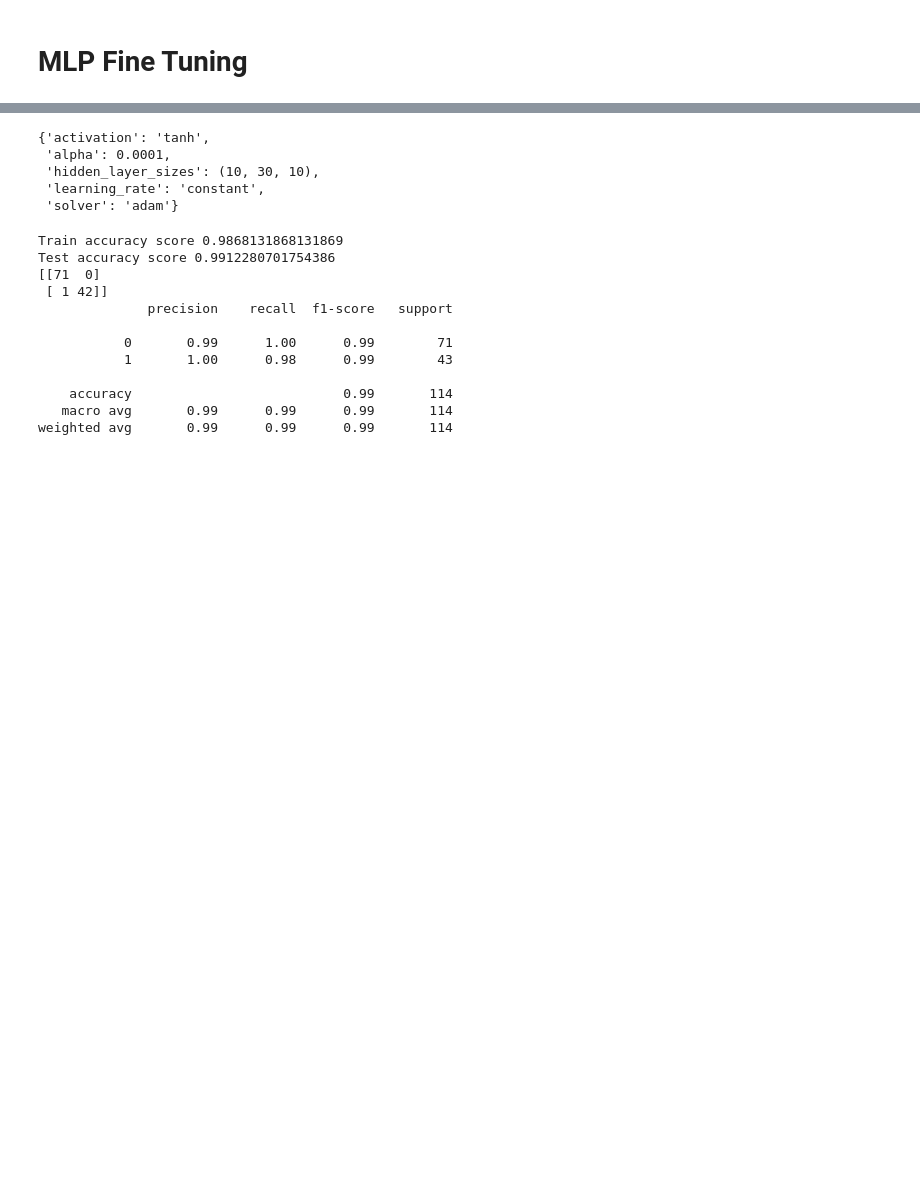
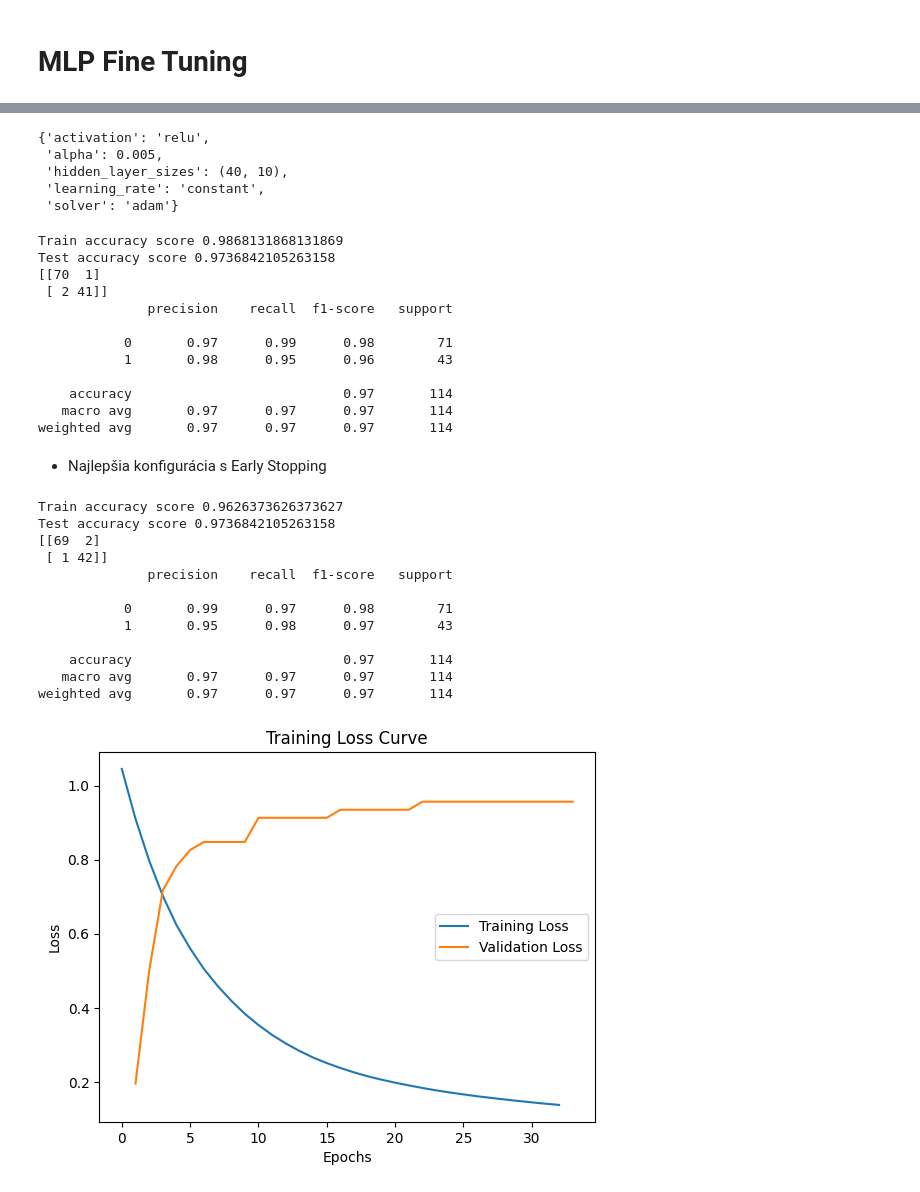
Before and after one commit to MariaSzighardtova/archive, a Jupyter notebook: breast_cancer_wisconsin1.ipynb, the cells around one changed output, grey strips where cells are left out. Cells and saved outputs as stored; diff of their text form; code cells hidden in the pictures; blank space fills up the shorter version.

```diff
--- a/breast_cancer_wisconsin1.ipynb
+++ b/breast_cancer_wisconsin1.ipynb
@@ -436,7 +465,7 @@ weighted avg       0.96      0.96      0.96       114
 # %%
 from sklearn.model_selection import GridSearchCV
 # %%
-parameters = {'n_estimators': [10, 30, 50, 75, 100], 'learning_rate': [0.5, 0.8, 0.9, 1, 1.1, 1.2, 1.5, 3], 'algorithm': ['SAMME', 'SAMME.R']}
+parameters = {'n_estimators': [10, 30, 50, 75, 100, 200], 'learning_rate': [0.5, 0.8, 0.9, 1, 1.1, 1.2, 1.5, 3], 'algorithm': ['SAMME', 'SAMME.R']}
 # %%
 ada_ft = AdaBoostClassifier(random_state=42)
 # %%
@@ -477,12 +512,11 @@ weighted avg       0.97      0.96      0.96       114
 # %%
 mlp_gs = MLPClassifier(max_iter=100)
 parameters = {
-    'hidden_layer_sizes': [(10,30,10),(20,)],
-    'activation': ['tanh', 'relu'],
+    'hidden_layer_sizes': [(10,30,10),(20,),(30,10), (40,10), (40,20,10)],
+    'activation': ['tanh', 'relu', 'sigmoid'],
     'solver': ['sgd', 'adam'],
-    'alpha': [0.0001, 0.05],
-    'learning_rate': ['constant','adaptive'],
-}
+    'alpha': [0.0001, 0.001, 0.005, 0.05],
+    'learning_rate': ['constant']}
 # %%
 gs_mlp = GridSearchCV(mlp_gs, parameters, n_jobs=-1, cv=5)
 gs_mlp.fit(X_train, y_train)
@@ -496,9 +548,9 @@ GridSearchCV(cv=5, estimator=MLPClassifier(max_iter=100), n_jobs=-1,
 # %%
 gs_mlp.best_params_
 # %% [output]
-{'activation': 'tanh',
- 'alpha': 0.0001,
- 'hidden_layer_sizes': (10, 30, 10),
+{'activation': 'relu',
+ 'alpha': 0.005,
+ 'hidden_layer_sizes': (40, 10),
  'learning_rate': 'constant',
  'solver': 'adam'}
 # %%
@@ -510,14 +562,51 @@ print(confusion_matrix(y_test, y_pred))
 print(classification_report(y_test, y_pred))
 # %% [output]
 Train accuracy score 0.9868131868131869
-Test accuracy score 0.9912280701754386
-[[71  0]
- [ 1 42]]
+Test accuracy score 0.9736842105263158
+[[70  1]
+ [ 2 41]]
               precision    recall  f1-score   support
 
-           0       0.99      1.00      0.99        71
-           1       1.00      0.98      0.99        43
+           0       0.97      0.99      0.98        71
+           1       0.98      0.95      0.96        43
 
-    accuracy                           0.99       114
-   macro avg       0.99      0.99      0.99       114
-weighted avg       0.99      0.99      0.99       114
+    accuracy                           0.97       114
+   macro avg       0.97      0.97      0.97       114
+weighted avg       0.97      0.97      0.97       114
+# %% [markdown]
+- Najlepšia konfigurácia s Early Stopping
+# %%
+mlp_best = MLPClassifier(random_state=42, max_iter=500, activation= 'tanh', alpha= 0.005, hidden_layer_sizes= (40, 10), learning_rate= 'constant', solver= 'adam', early_stopping=True)
+mlp_best.fit(X_train, y_train)
+
+print("Train accuracy score", accuracy_score(y_train, mlp_best.predict(X_train)))
+mlp_best_acc = accuracy_score(y_test, mlp_best.predict(X_test))
+print("Test accuracy score",mlp_best_acc)
+y_pred = mlp_best.predict(X_test)
+print(confusion_matrix(y_test, y_pred))
+print(classification_report(y_test, y_pred))
+
+
+
+
+plt.plot(mlp_best.loss_curve_)
+plt.plot(range(1, len(mlp_best.validation_scores_) + 1), mlp_best.validation_scores_)
+plt.title('Training Loss Curve')
+plt.xlabel('Epochs')
+plt.ylabel('Loss')
+plt.legend(['Training Loss', 'Validation Loss'])
+plt.show()
+# %% [output]
+Train accuracy score 0.9626373626373627
+Test accuracy score 0.9736842105263158
+[[69  2]
+ [ 1 42]]
+              precision    recall  f1-score   support
+
+           0       0.99      0.97      0.98        71
+           1       0.95      0.98      0.97        43
+
+    accuracy                           0.97       114
+   macro avg       0.97      0.97      0.97       114
+weighted avg       0.97      0.97      0.97       114
+[figure, added]
```
Also changed, not shown: parts of 20 cells of this notebook.
